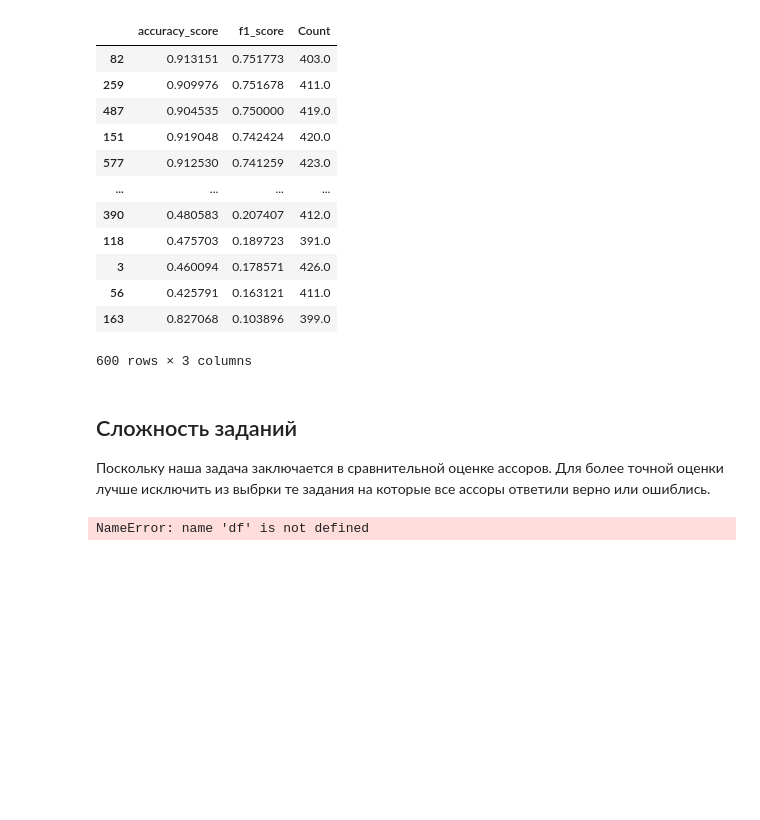
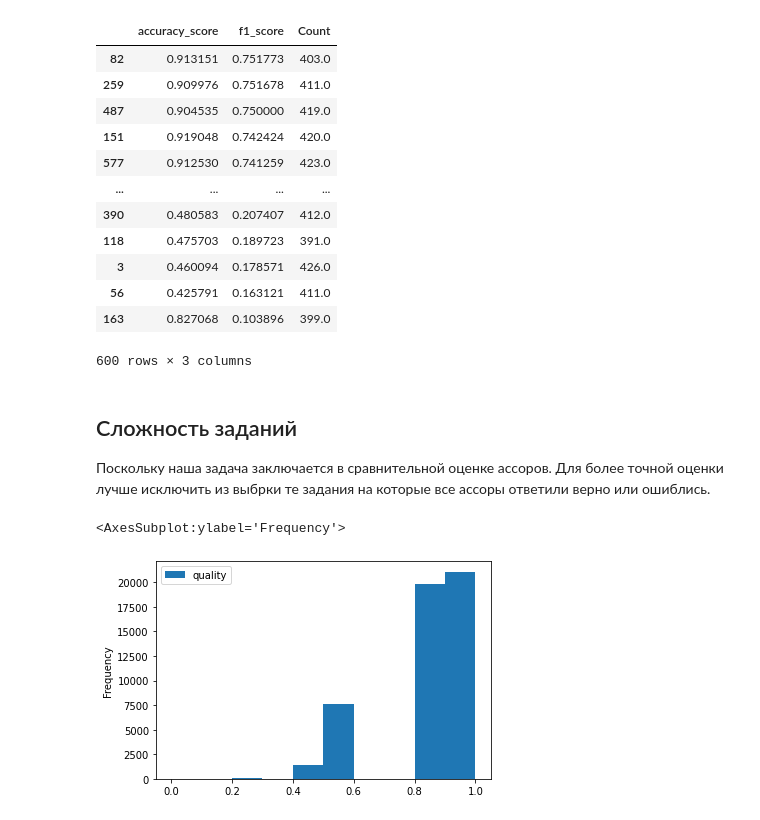
Before and after one commit to Mikhaylov-yv/Test_tasks, a Jupyter notebook: scr/Время выполнения задания.ipynb, the cells around one changed output. Cells and saved outputs as stored; diff of their text form; code cells hidden in the pictures; blank space fills up the shorter version.

```diff
--- a/scr/Время выполнения задания.ipynb
+++ b/scr/Время выполнения задания.ipynb
@@ -123,9 +124,10 @@ assessors_rating(df_in)
 Поскольку наша задача заключается в сравнительной оценке ассоров.
 Для более точной оценки лучше исключить из выбрки те задания на которые все ассоры ответили верно или ошиблись.
 # %%
-df_docid = df[['docid', 'quality']].groupby(['docid']).mean().sort_values('quality')
+df_docid = df_in[['docid', 'quality']].groupby(['docid']).mean().sort_values('quality')
 docid_list = df_docid[(df_docid['quality'] > 0)&(df_docid['quality'] < 1)].index
 df_docid.plot.hist()
 # %% [output]
-NameError: name 'df' is not defined
+<AxesSubplot:ylabel='Frequency'>
+[figure, added]
 # %%
```
Also changed, not shown: parts of 4 cells of this notebook.
